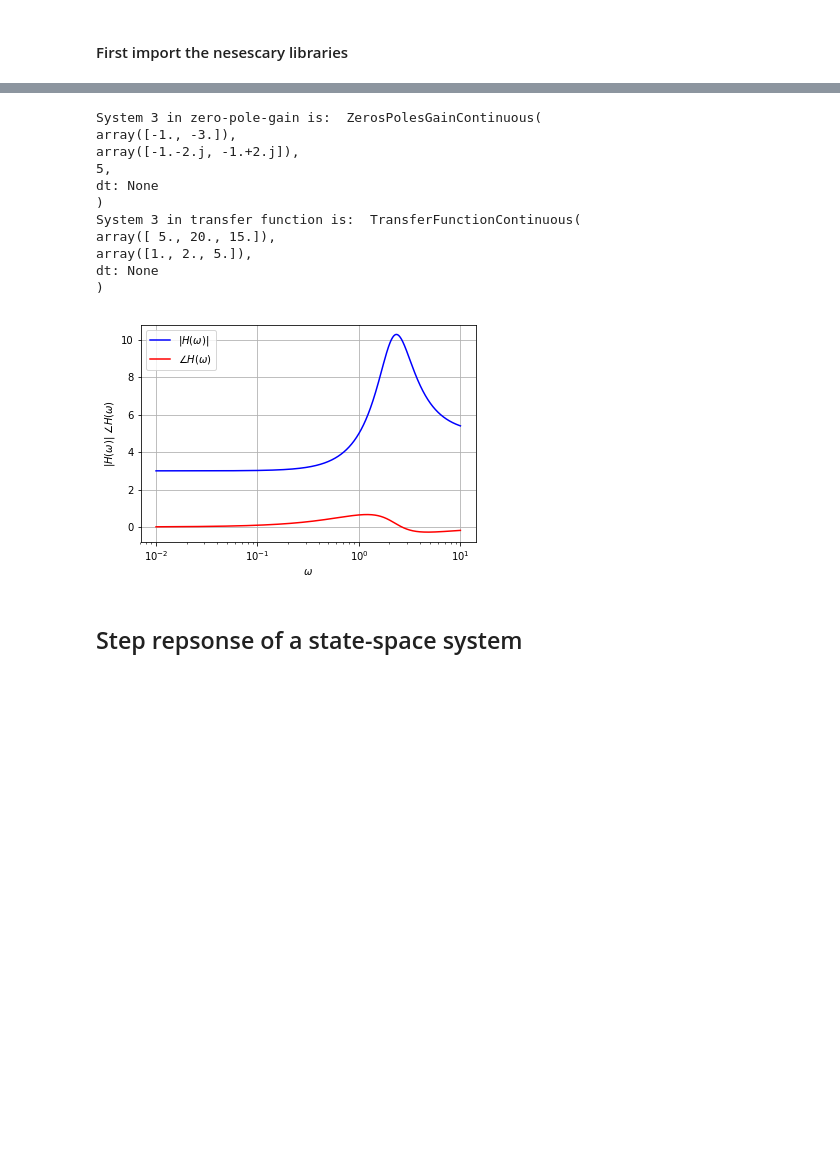
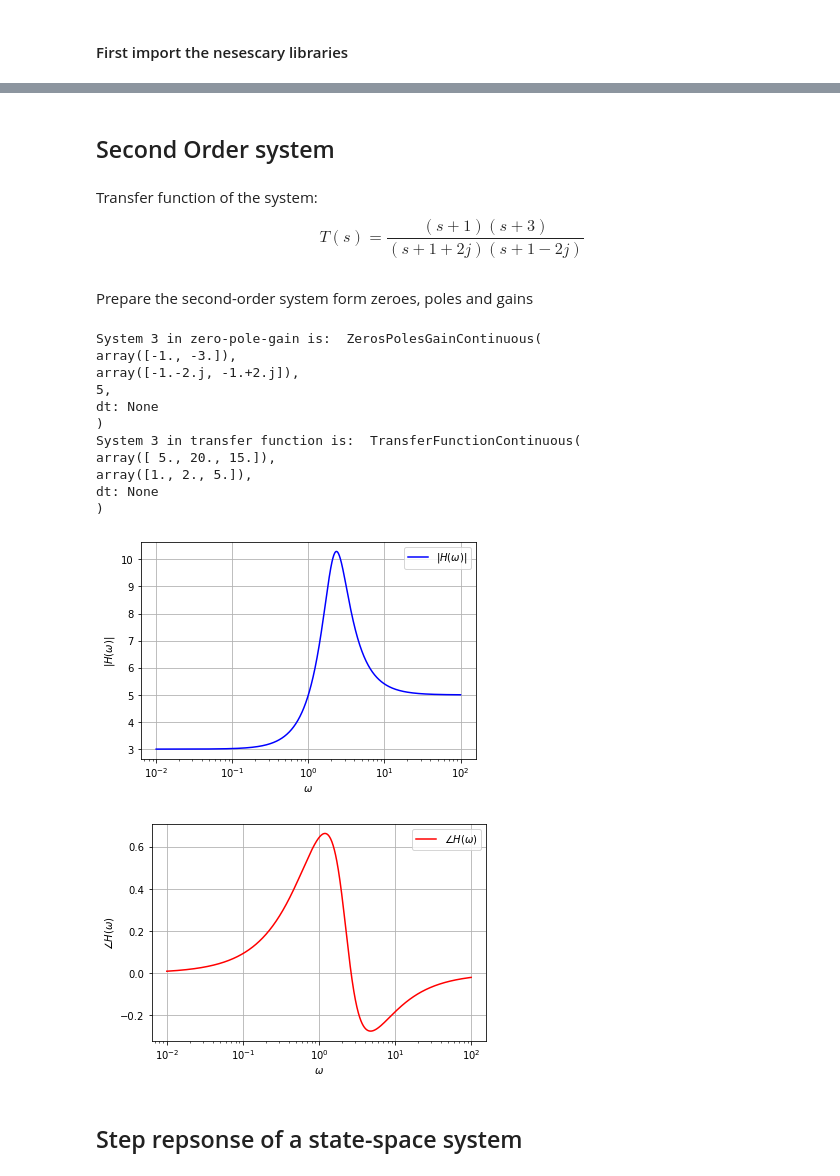
Before and after one commit to jupyterphysics/SystemsSignalsModels, a Jupyter notebook: M4Functions.ipynb, the cells around one changed output, grey strips where cells are left out. Saved outputs shown, nothing was run; the diff lists cells and outputs as text; code cells hidden in the pictures; blank space fills up the shorter version.

```diff
--- a/M4Functions.ipynb
+++ b/M4Functions.ipynb
@@ -94,30 +107,44 @@ dt: None
+# %% [markdown]
+## Second Order system
+# %% [markdown]
+Transfer function of the system:
+$$ T(s) = \frac{(s+1)(s+3)}{(s+1+2j)(s+1-2j)}$$
+# %% [markdown]
+Prepare the second-order system form zeroes, poles and gains
 # %%
 sys3=signal.ZerosPolesGain([-1., -3.], [-1.-2j, -1+2j], 5)
 print("System 3 in zero-pole-gain is: ",sys3)
 systf3=signal.ZerosPolesGain.to_tf(sys3)
 print("System 3 in transfer function is: ",systf3)
-w3, H3 = signal.freqresp(sys3)
+w3i = np.logspace(-2,2,1000)
+w3, H3 = signal.freqresp(sys3,w3i)
 
 plt.figure()
 plt.semilogx(w3,np.abs(H3),"b",label=r'$|H(\omega)|$')
+plt.xlabel (r'$\omega$')
+plt.ylabel (r'$|H(\omega)|$')
+plt.legend()
+plt.grid(True)
+plt.figure()
 plt.semilogx(w3,np.angle(H3),"r",label=r'$\angle H(\omega)$')
 plt.xlabel (r'$\omega$')
-plt.ylabel (r'$|H(\omega)| \; \angle H(\omega)$')
+plt.ylabel (r'$\angle H(\omega)$')
 plt.legend()
 plt.grid(True)
 plt.show()
 # %% [output]
 System 3 in zero-pole-gain is:  ZerosPolesGainContinuous(
 array([-1., -3.]),
 array([-1.-2.j, -1.+2.j]),
 5,
 dt: None
 )
 System 3 in transfer function is:  TransferFunctionContinuous(
 array([ 5., 20., 15.]),
 array([1., 2., 5.]),
 dt: None
 )
-[figure, old version]
+[figure, new version]
+[figure, added]
 # %% [markdown]
 ## Step repsonse of a state-space system
```
Also changed, not shown: parts of 13 cells of this notebook.
